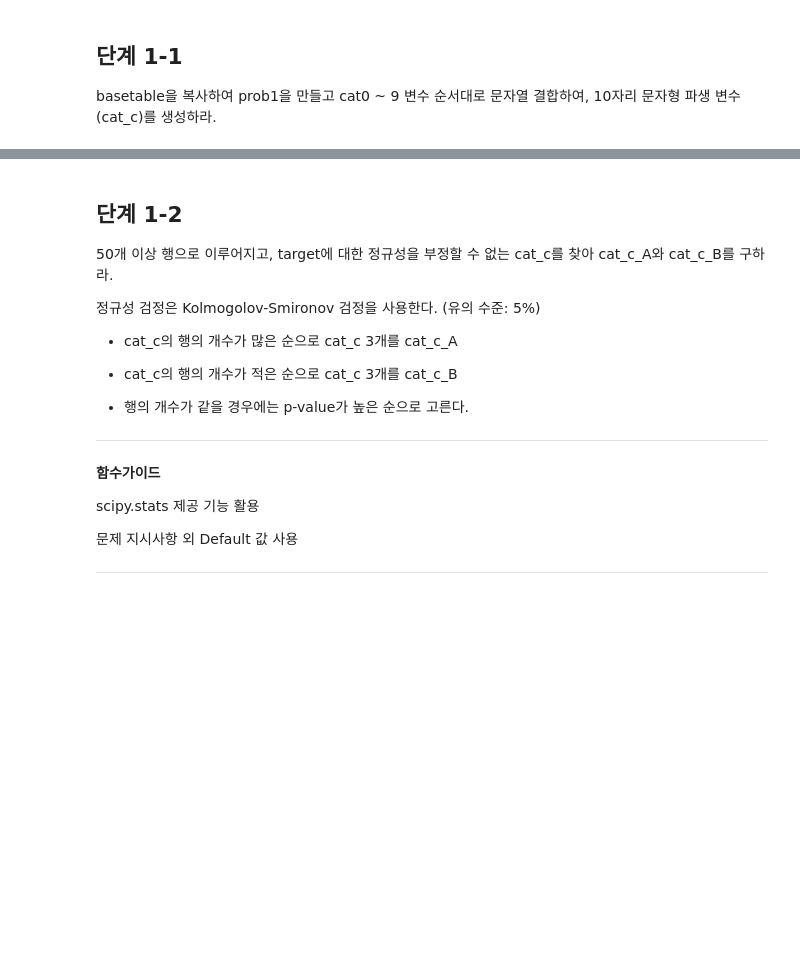
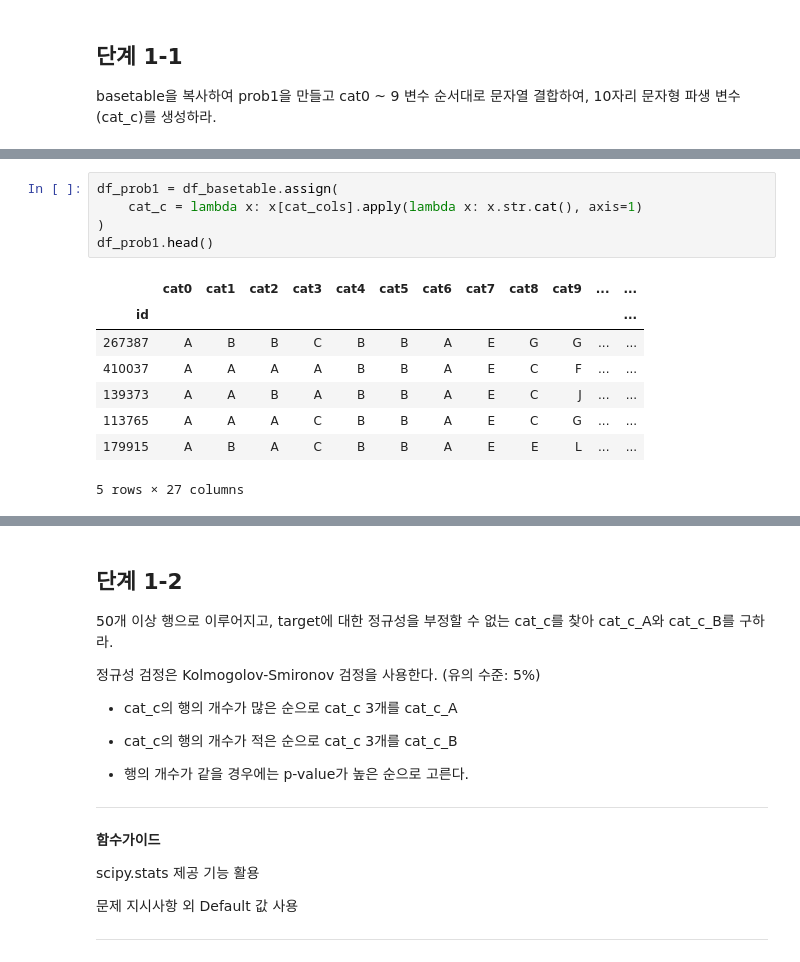
Before and after one commit to sunkusun9/DS_lv3_2410, a Jupyter notebook: sec_ds_lv3_prob2_prob.ipynb, the cells around one changed output, grey strips where cells are left out. Saved outputs shown, nothing was run; the diff lists cells and outputs as text; blank space fills up the shorter version.

```diff
--- a/sec_ds_lv3_prob2_prob.ipynb
+++ b/sec_ds_lv3_prob2_prob.ipynb
@@ -275,0 +291,14 @@ basetable을 복사하여 prob1을 만들고 cat0 ~ 9 변수 순서대로 문자
+# %%
+df_prob1 = df_basetable.assign(
+    cat_c = lambda x: x[cat_cols].apply(lambda x: x.str.cat(), axis=1)
+)
+df_prob1.head()
+# %% [output]
+|  | cat0 | cat1 | cat2 | cat3 | cat4 | cat5 | cat6 | cat7 | cat8 | cat9 | ... | ... |
+| id |  |  |  |  |  |  |  |  |  |  |  | ... |
+| 267387 | A | B | B | C | B | B | A | E | G | G | ... | ... |
+| 410037 | A | A | A | A | B | B | A | E | C | F | ... | ... |
+| 139373 | A | A | B | A | B | B | A | E | C | J | ... | ... |
+| 113765 | A | A | A | C | B | B | A | E | C | G | ... | ... |
+| 179915 | A | B | A | C | B | B | A | E | E | L | ... | ... |
+5 rows × 27 columns
```
Also changed, not shown: parts of 35 cells of this notebook.
